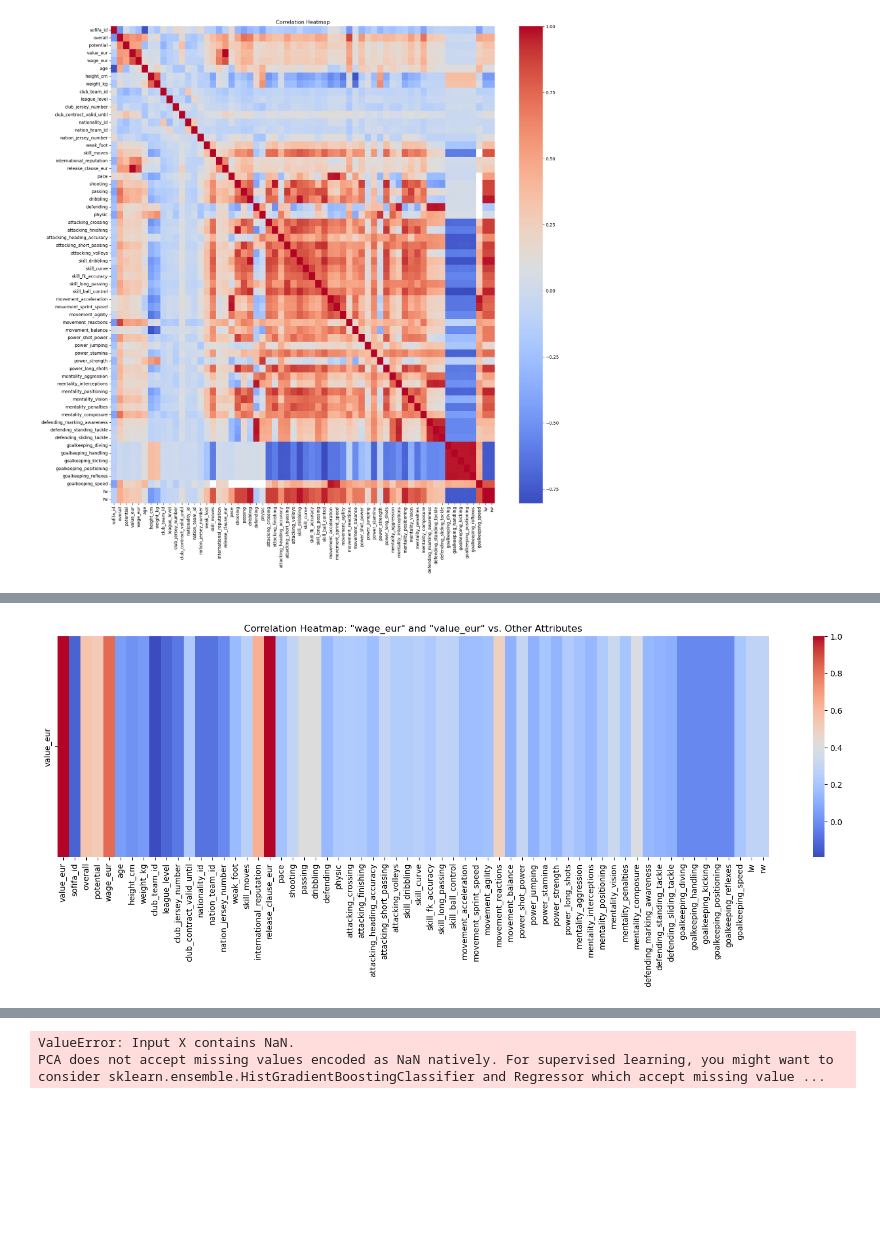
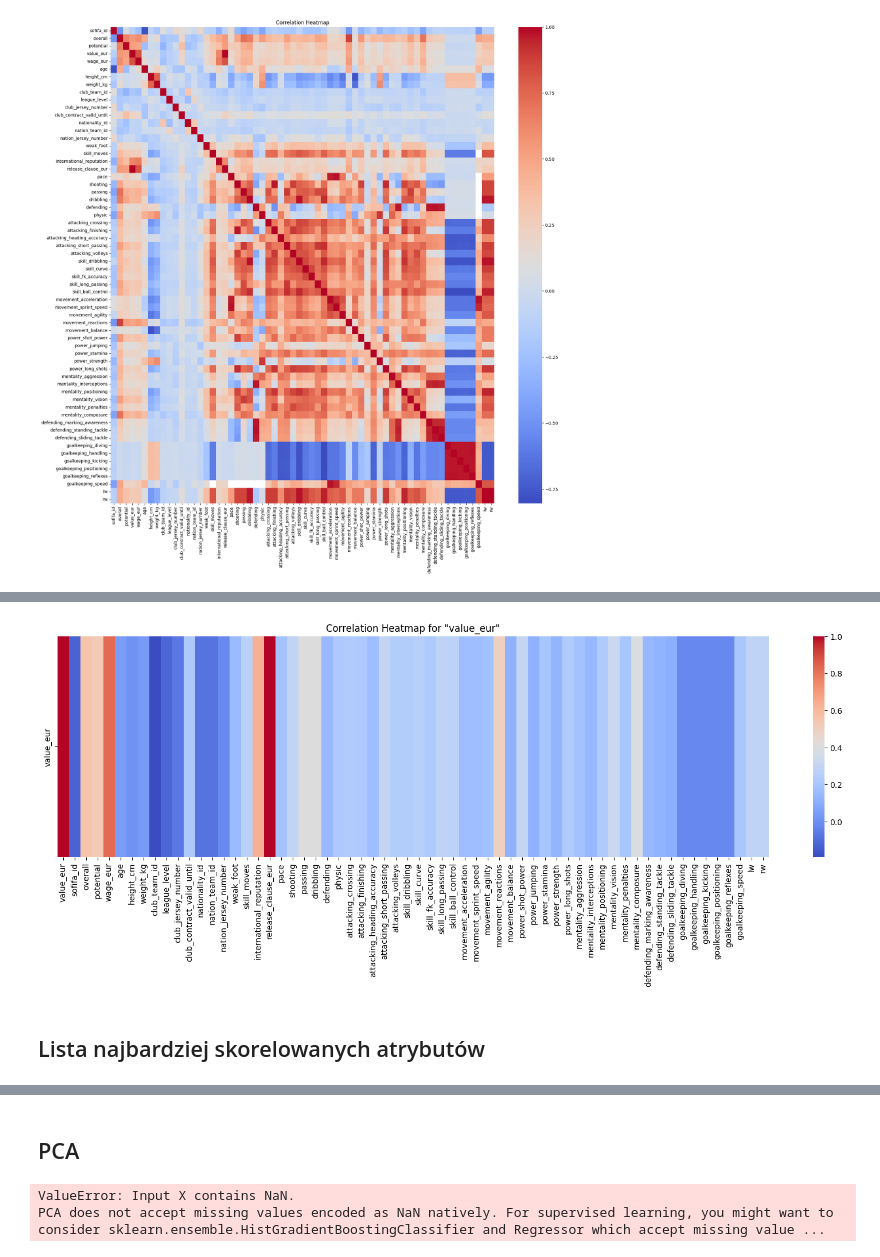
Before and after one commit to wojtek2288/ppd-projekt, a Jupyter notebook: ppd_projekt.ipynb, the cells around one changed output, grey strips where cells are left out. Cells and saved outputs as stored; diff of their text form; code cells hidden in the pictures; blank space fills up the shorter version.

```diff
--- a/ppd_projekt.ipynb
+++ b/ppd_projekt.ipynb
@@ -148,17 +155,17 @@ plt.show()
 # %%
 attributes_of_interest = ['value_eur']
 selected_attributes = attributes_of_interest + [col for col in dataNumeric.columns if col not in attributes_of_interest]
 
-# Create a subset of the correlation matrix for the selected attributes
 subset_correlation_matrix = correlation_matrix.loc[attributes_of_interest, selected_attributes]
 
-# Create a heatmap for the subset correlation matrix
 plt.figure(figsize=(20, 5))
 sns.heatmap(subset_correlation_matrix, annot=False, cmap='coolwarm', fmt=".2f")
-plt.title('Correlation Heatmap: "wage_eur" and "value_eur" vs. Other Attributes')
+plt.title('Correlation Heatmap for "value_eur"')
 plt.show()
 # %% [output]
-[figure, old version]
+[figure, new version]
+# %% [markdown]
+## Lista najbardziej skorelowanych atrybutów
 # %%
 corr_pairs = correlation_matrix.unstack()
 corr_pairs = corr_pairs[corr_pairs.index.get_level_values(0) != corr_pairs.index.get_level_values(1)]
@@ -182,6 +189,8 @@ lw                           skill_dribbling                0.974740
 defending_sliding_tackle     defending                      0.963833
 defending                    defending_sliding_tackle       0.963833
 dtype: float64
+# %% [markdown]
+## PCA
 # %%
 from sklearn.decomposition import PCA
 
```
Also changed, not shown: parts of 12 cells of this notebook, 2 other files.
